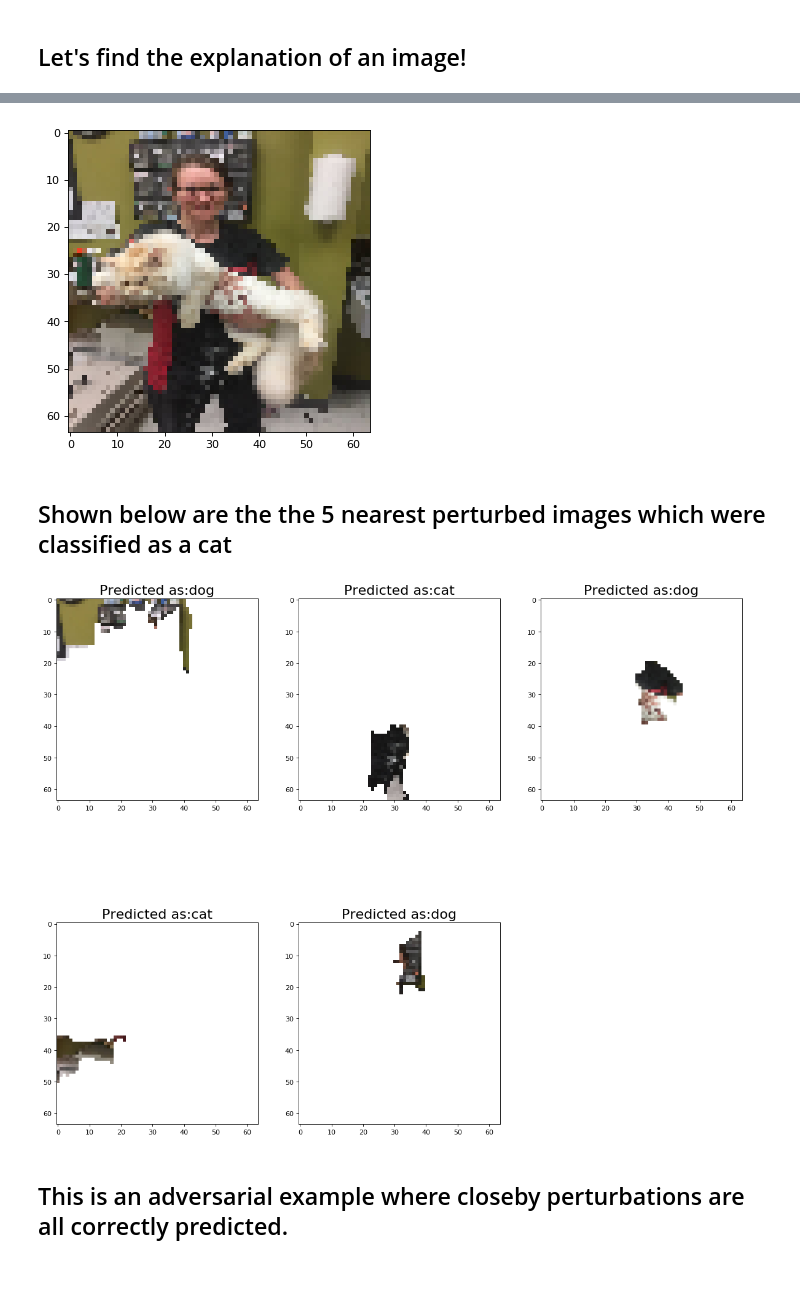
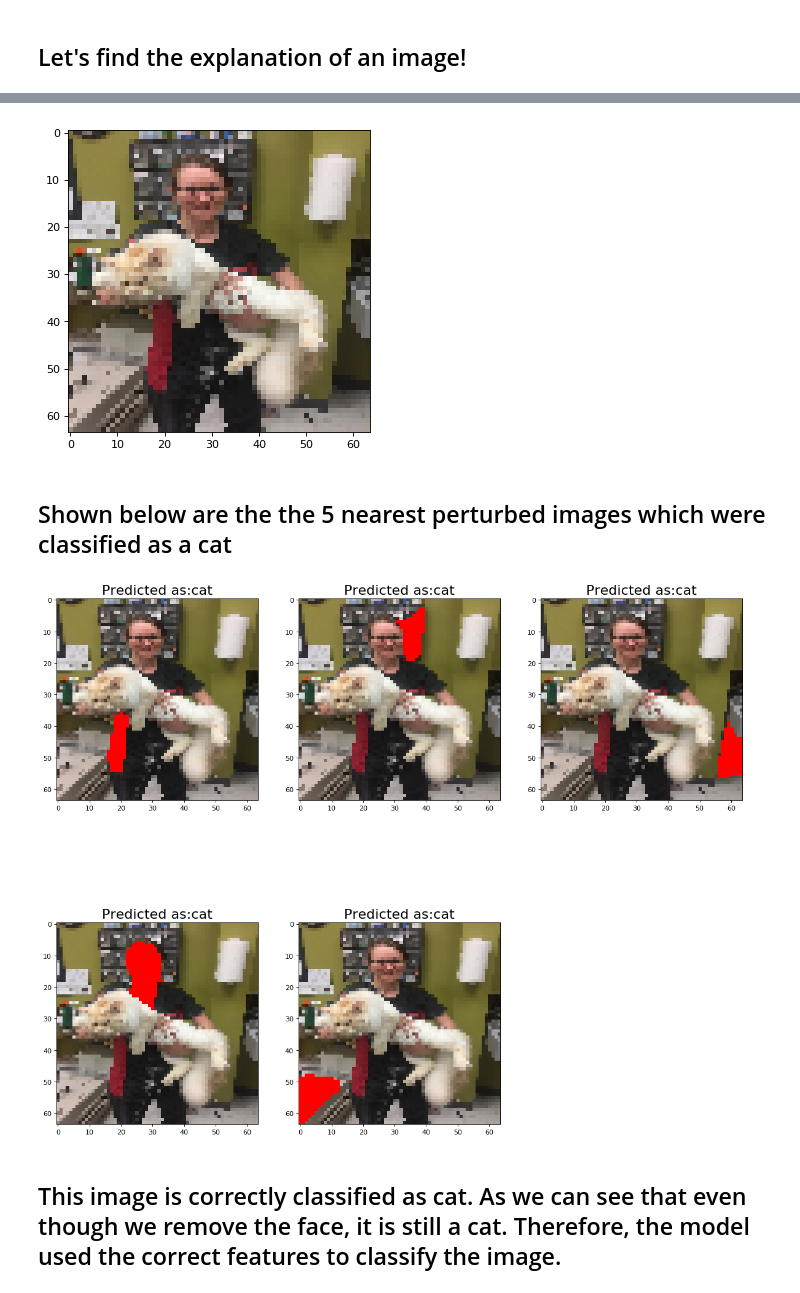
Before and after one commit to akshayutture/lime, a Jupyter notebook: knn_image_demo.ipynb, the cells around one changed output, grey strips where cells are left out. Drawn from its saved outputs; the diff is of its cells as text; code cells hidden in the pictures.

```diff
--- a/knn_image_demo.ipynb
+++ b/knn_image_demo.ipynb
@@ -200,13 +148,13 @@ else:
 
 img_original = image.img_to_array(test_image0)
 
-# print(prediction)
+printmd("## The image is classified as a "+prediction)
 from skimage.segmentation import slic
-segments_slic = slic(img_original, n_segments=100, compactness=0.01, sigma=1)
+segments_slic = slic(img_original, n_segments=30, compactness=0.01, sigma=1)
 
 # print("Number of segments",np.shape(segments_slic))
 # print(segments_slic)
 
 num_segments = np.max(segments_slic)
-print("Number of superpixels found in the image",num_segments)
+printmd("## Number of superpixels found in the image: "+str(num_segments))
 # %% [output]
@@ -360,19 +226,19 @@ printmd("## The model might fail if we want further information like number of c
 # %%
-test_image1 = image.load_img('cat_human.jpg', target_size = (64, 64))
+test_image1 = image.load_img('image_datasets/test_set/cats/cat.4162.jpg', target_size = (64, 64))
 test_image = image.img_to_array(test_image1)
 test_image = np.expand_dims(test_image, axis = 0)
 result = classifier.predict(test_image)
 if result[0][0] == 1:
+    prediction = 'cat'
+else:
     prediction = 'dog'
-else:
-    prediction = 'cat'
 
-print(prediction)
 img_original = image.img_to_array(test_image1)
 
+printmd("## The image is classified as a "+prediction)
 
-segments_slic = slic(img_original, n_segments=100, compactness=0.01, sigma=1)
+segments_slic = slic(img_original, n_segments=30, compactness=0.01, sigma=1)
 
 num_segments = np.max(segments_slic)
-print("Number of superpixels found in the image",num_segments)
+printmd("## Number of superpixels found in the image: "+str(num_segments))
 # %% [output]
@@ -395,0 +309,19 @@ Nearest neighbor index: 5
+# %%
+test_image1 = image.load_img('cat_human.jpg', target_size = (64, 64))
+test_image = image.img_to_array(test_image1)
+test_image = np.expand_dims(test_image, axis = 0)
+result = classifier.predict(test_image)
+if result[0][0] == 1:
+    prediction = 'cat'
+else:
+    prediction = 'dog'
+
+
+printmd("## The image is classified as a "+prediction)
+img_original = image.img_to_array(test_image1)
+
+
+segments_slic = slic(img_original, n_segments=25, compactness=0.01, sigma=1)
+
+num_segments = np.max(segments_slic)
+printmd("## Number of superpixels found in the image: "+str(num_segments))
@@ -418,7 +374,7 @@ for i in range(5):
 plt.show()
 
 
-printmd("## This is an adversarial example where closeby perturbations are all correctly predicted.")
+printmd("## This image is correctly classified as cat. As we can see that even though we remove the face, it is still a cat. Therefore, the model used the correct features to classify the image.")
 # printmd("## Hence, our model predicted using the shape, but did not consider colors. This shows the limitation of this model.")
 # printmd("## The mis-classification seems to be because of the color")
 # %% [output]
@@ -426,4 +382,4 @@ printmd("## This is an adversarial example where closeby perturbations are all c
 [figure]
 ## Shown below are the the 5 nearest perturbed images which were classified as a cat
-[figure, old version]
+[figure, new version]
-## This is an adversarial example where closeby perturbations are all correctly predicted.
+## This image is correctly classified as cat. As we can see that even though we remove the face, it is still a cat. Therefore, the model used the correct features to classify the image.
```
Also changed, not shown: parts of 39 cells of this notebook, 1 other file.
